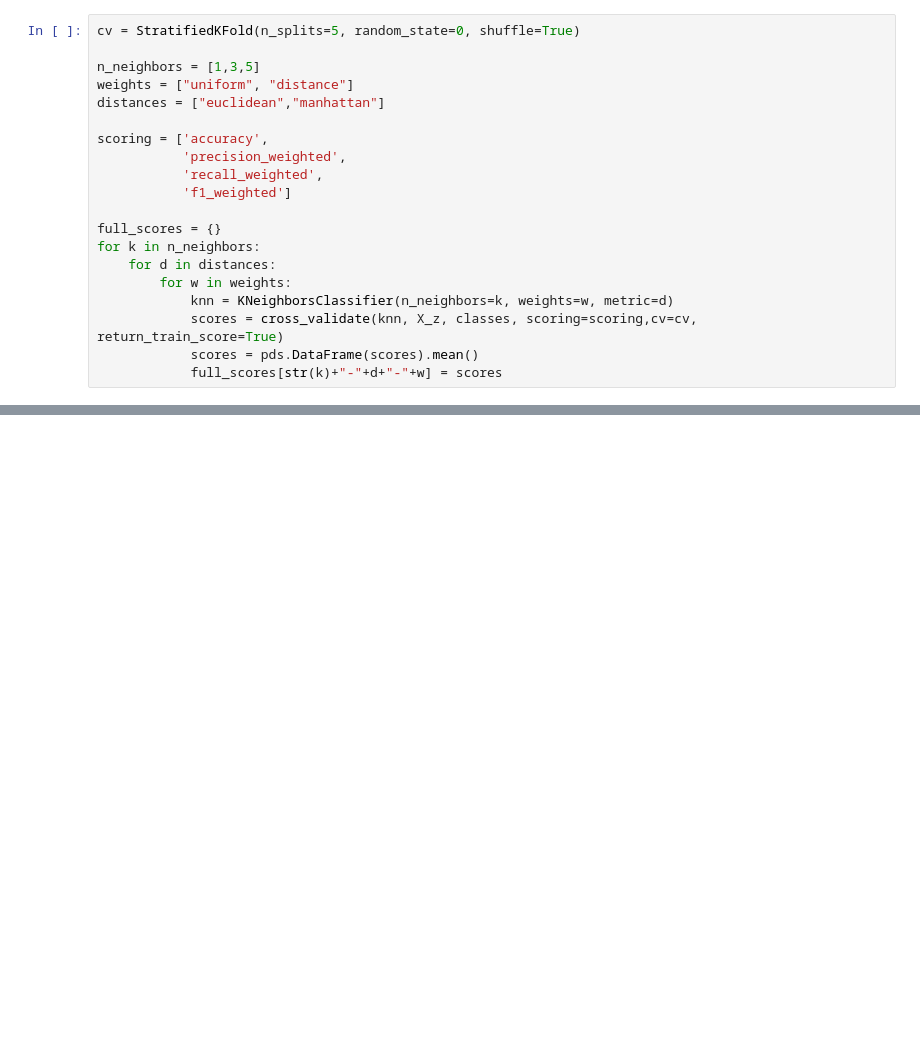
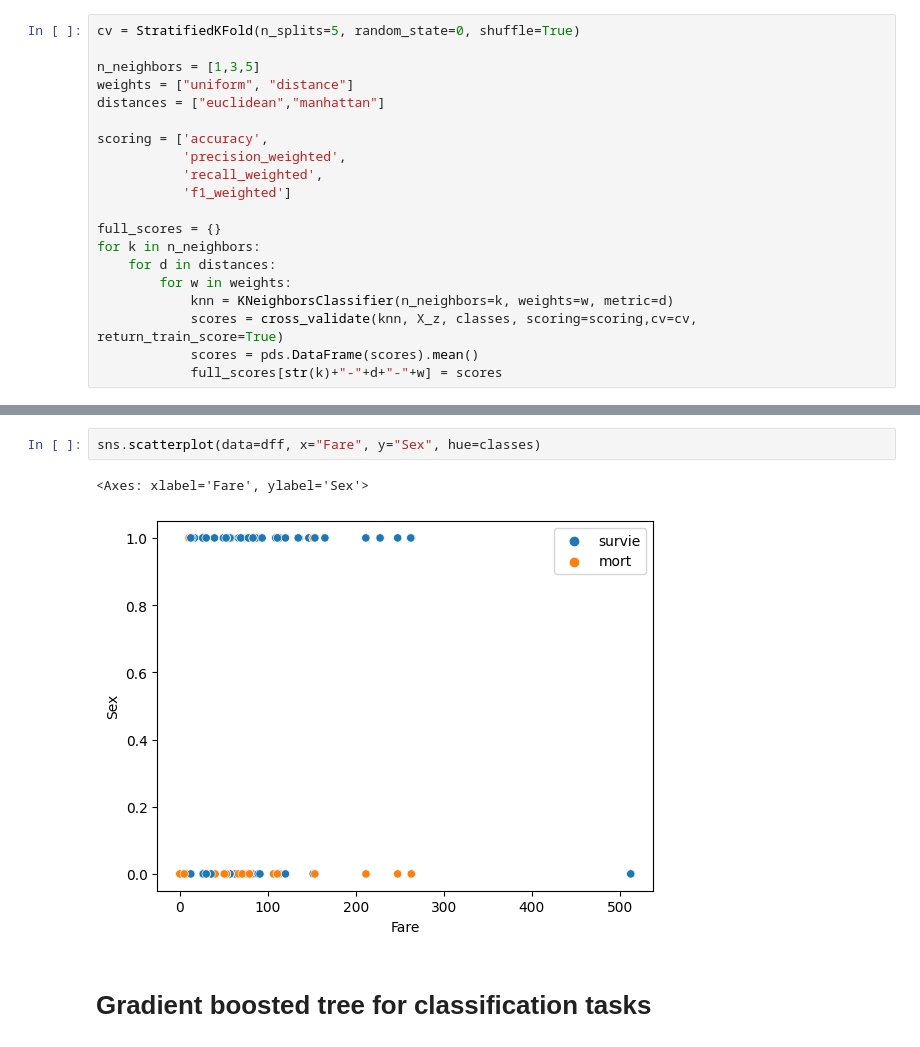
Before and after one commit to odri96352/info6, a Jupyter notebook: titanic.ipynb, the cells around one changed output, grey strips where cells are left out. Saved outputs shown, nothing was run; the diff lists cells and outputs as text; blank space fills up the shorter version.

```diff
--- a/titanic.ipynb
+++ b/titanic.ipynb
@@ -385,0 +436,7 @@ for k in n_neighbors:
+# %%
+sns.scatterplot(data=dff, x="Fare", y="Sex", hue=classes)
+# %% [output]
+<Axes: xlabel='Fare', ylabel='Sex'>
+[figure, added]
+# %% [markdown]
+# Gradient boosted tree for classification tasks
```
Also changed, not shown: parts of 18 cells of this notebook.
